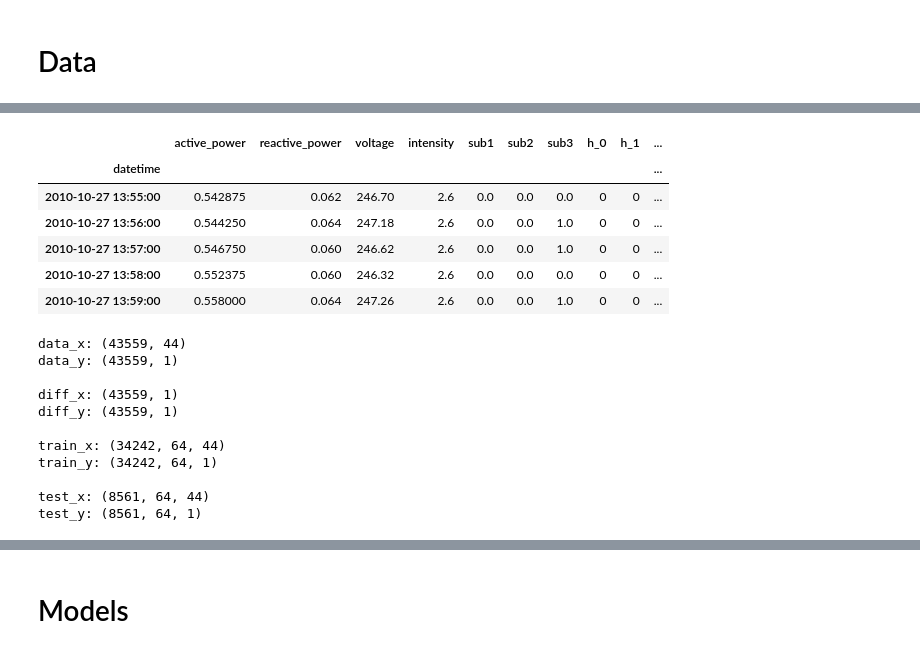
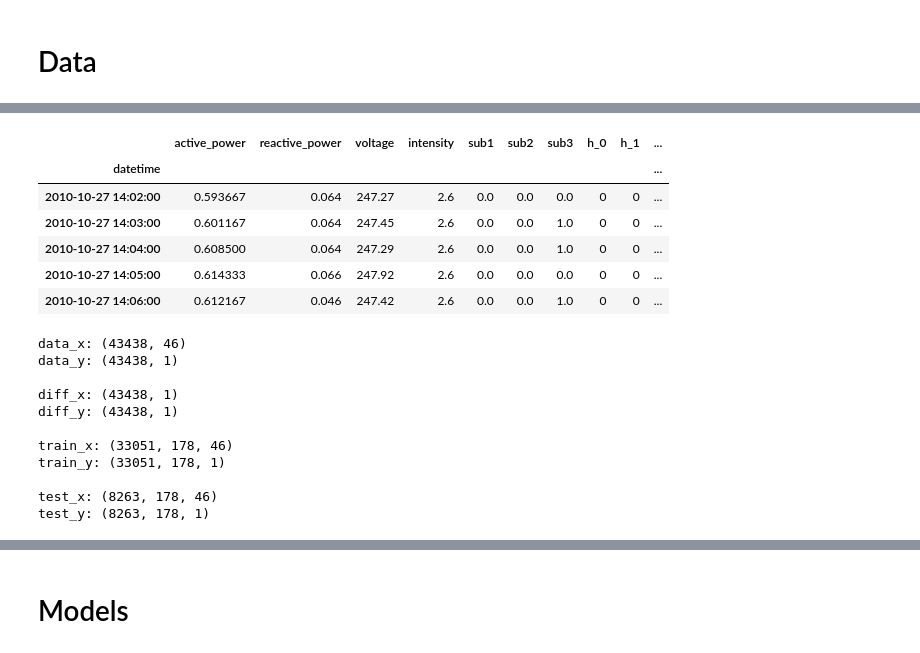
Before and after one commit to AndersonJo/hybrid-lstm, a Jupyter notebook: 02 Stacked Bidirectional LSTM.ipynb, the cells around one changed output, grey strips where cells are left out. Cells and saved outputs as stored; diff of their text form; code cells hidden in the pictures.

```diff
--- a/02 Stacked Bidirectional LSTM.ipynb
+++ b/02 Stacked Bidirectional LSTM.ipynb
@@ -32,13 +34,15 @@ Using TensorFlow backend.
 # %% [markdown]
 # Configuration
 # %%
-SEQUENCE_SIZE = 64
+SEQUENCE_SIZE = 178
 BATCH_SIZE = 1024
 # %% [markdown]
 # Data
 # %%
 dataset = load_household_power_consumption(hour_one_hot=True)
-dataset['active_power'] = dataset['active_power'].rolling(window=16).mean()
+dataset['active_power'] = dataset['active_power'].rolling(window=12).mean()
+dataset['active_power_mean'] = dataset['active_power'].rolling(window=12).mean()
+dataset['active_power_std'] = dataset['active_power'].rolling(window=12).std()
 dataset['active_power_diff1'] = dataset['active_power'].diff(-1)
 dataset['active_power_diff2'] = dataset['active_power'].diff(-2)
 dataset['active_power_diff3'] = dataset['active_power'].diff(-3)
@@ -66,8 +70,13 @@ train_x, train_y, test_x, test_y = split_train_test(
     to_timeseries(data_y, diff_y, t=SEQUENCE_SIZE),
     train_ratio=0.8)
 
-# train_y = pad_sequences(train_y, maxlen=32, truncating='post', dtype='float32')[0]
-# test_y = pad_sequences(test_y, maxlen=32, truncating='post', dtype='float32')[0]
+train_y2 = get_task2(train_y)
+test_y2 =  get_task2(test_y)
+
+# train_y = pad_sequences(train_y.reshape(-1, SEQUENCE_SIZE), maxlen=SEQ_Y_SIZE, truncating='post', dtype='float32')
+# test_y = pad_sequences(test_y.reshape(-1, SEQUENCE_SIZE), maxlen=SEQ_Y_SIZE, truncating='post', dtype='float32')
+# train_y = pad_sequences(train_y, SEQUENCE_SIZE, padding='post', dtype='float32').reshape(-1, SEQUENCE_SIZE, 1)
+# test_y = pad_sequences(test_y, SEQUENCE_SIZE, padding='post', dtype='float32').reshape(-1, SEQUENCE_SIZE, 1)
 
 display(dataset[['active_power', 'reactive_power', 'voltage', 'intensity', 'sub1',
                  'sub2', 'sub3', 'h_0', 'h_1', 'h_23']].head())
@@ -89,18 +98,18 @@ print('test_y:', test_y.shape)
 |  | active_power | reactive_power | voltage | intensity | sub1 | sub2 | sub3 | h_0 | h_1 | ... |
 | datetime |  |  |  |  |  |  |  |  |  | ... |
-| 2010-10-27 13:55:00 | 0.542875 | 0.062 | 246.70 | 2.6 | 0.0 | 0.0 | 0.0 | 0 | 0 | ... |
-| 2010-10-27 13:56:00 | 0.544250 | 0.064 | 247.18 | 2.6 | 0.0 | 0.0 | 1.0 | 0 | 0 | ... |
-| 2010-10-27 13:57:00 | 0.546750 | 0.060 | 246.62 | 2.6 | 0.0 | 0.0 | 1.0 | 0 | 0 | ... |
-| 2010-10-27 13:58:00 | 0.552375 | 0.060 | 246.32 | 2.6 | 0.0 | 0.0 | 0.0 | 0 | 0 | ... |
-| 2010-10-27 13:59:00 | 0.558000 | 0.064 | 247.26 | 2.6 | 0.0 | 0.0 | 1.0 | 0 | 0 | ... |
+| 2010-10-27 14:02:00 | 0.593667 | 0.064 | 247.27 | 2.6 | 0.0 | 0.0 | 0.0 | 0 | 0 | ... |
+| 2010-10-27 14:03:00 | 0.601167 | 0.064 | 247.45 | 2.6 | 0.0 | 0.0 | 1.0 | 0 | 0 | ... |
+| 2010-10-27 14:04:00 | 0.608500 | 0.064 | 247.29 | 2.6 | 0.0 | 0.0 | 1.0 | 0 | 0 | ... |
+| 2010-10-27 14:05:00 | 0.614333 | 0.066 | 247.92 | 2.6 | 0.0 | 0.0 | 0.0 | 0 | 0 | ... |
+| 2010-10-27 14:06:00 | 0.612167 | 0.046 | 247.42 | 2.6 | 0.0 | 0.0 | 1.0 | 0 | 0 | ... |
-data_x: (43559, 44)
-data_y: (43559, 1)
+data_x: (43438, 46)
+data_y: (43438, 1)
 
-diff_x: (43559, 1)
-diff_y: (43559, 1)
+diff_x: (43438, 1)
+diff_y: (43438, 1)
 
-train_x: (34242, 64, 44)
-train_y: (34242, 64, 1)
+train_x: (33051, 178, 46)
+train_y: (33051, 178, 1)
 
-test_x: (8561, 64, 44)
-test_y: (8561, 64, 1)
+test_x: (8263, 178, 46)
+test_y: (8263, 178, 1)
```
Also changed, not shown: parts of 10 cells of this notebook, 2 other files.
